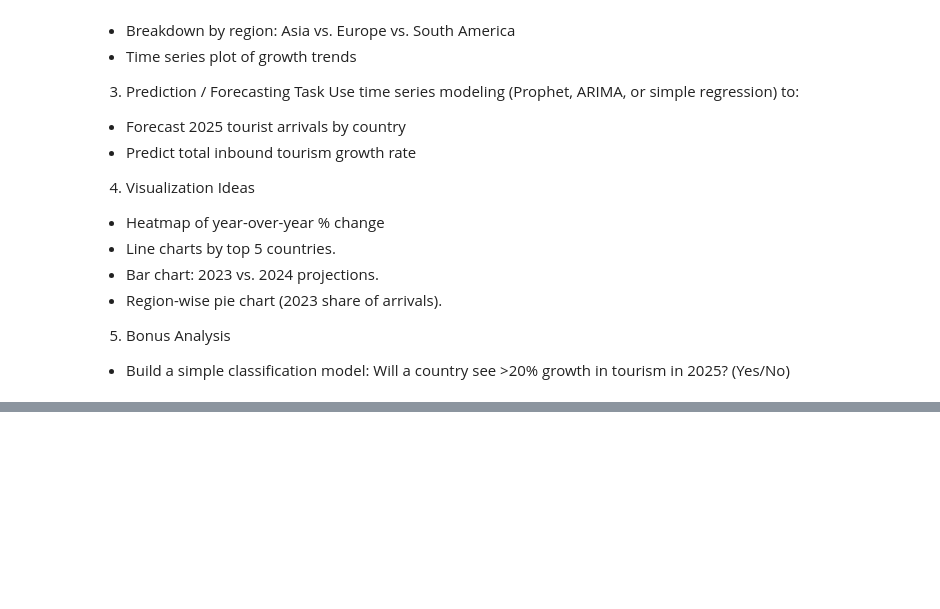
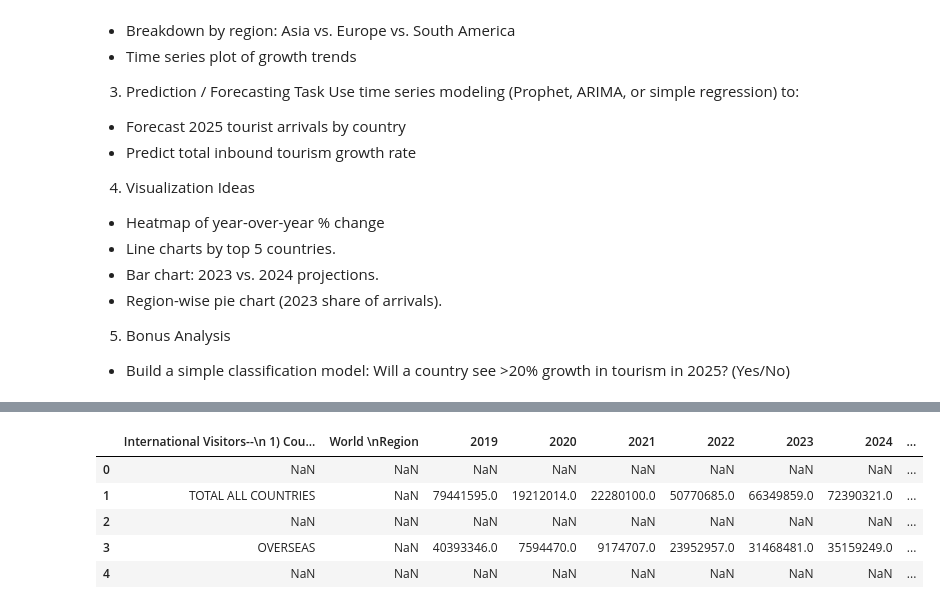
Before and after one commit to hcarrusca/diabetic_patient_trend, a Jupyter notebook: U_S_InboundTourism.ipynb, the cells around one changed output, grey strips where cells are left out. Drawn from its saved outputs; the diff is of its cells as text; code cells hidden in the pictures; blank space fills up the shorter version.

```diff
--- a/U_S_InboundTourism.ipynb
+++ b/U_S_InboundTourism.ipynb
@@ -28,0 +71,14 @@ Use time series modeling (Prophet, ARIMA, or simple regression) to:
+# %%
+#Rename specific Columns
+df = df.rename(columns={
+    'Country of Residence': 'Country'
+})
+
+df.head()
+# %% [output]
+|  | International Visitors--\n 1) Cou... | World \nRegion | 2019 | 2020 | 2021 | 2022 | 2023 | 2024 | ... |
+| 0 | NaN | NaN | NaN | NaN | NaN | NaN | NaN | NaN | ... |
+| 1 | TOTAL ALL COUNTRIES | NaN | 79441595.0 | 19212014.0 | 22280100.0 | 50770685.0 | 66349859.0 | 72390321.0 | ... |
+| 2 | NaN | NaN | NaN | NaN | NaN | NaN | NaN | NaN | ... |
+| 3 | OVERSEAS | NaN | 40393346.0 | 7594470.0 | 9174707.0 | 23952957.0 | 31468481.0 | 35159249.0 | ... |
+| 4 | NaN | NaN | NaN | NaN | NaN | NaN | NaN | NaN | ... |
```
Also changed, not shown: parts of 4 cells of this notebook.
